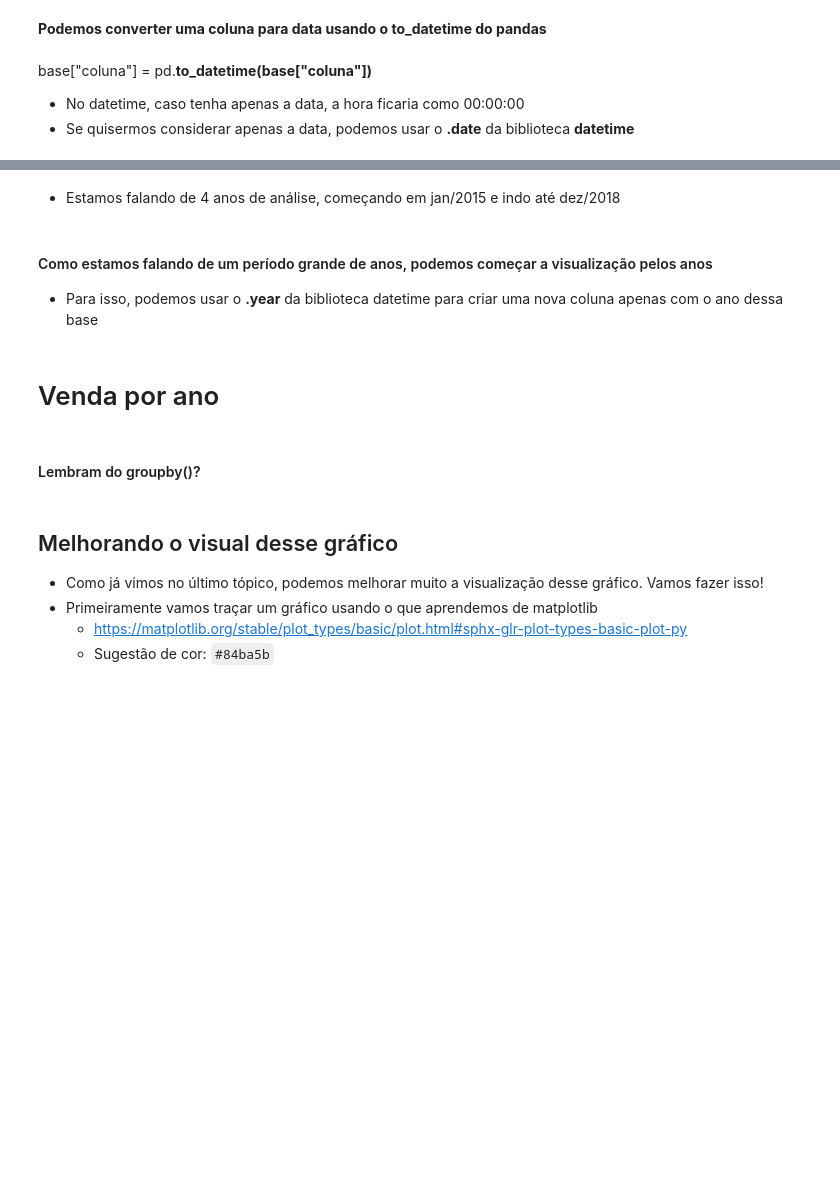
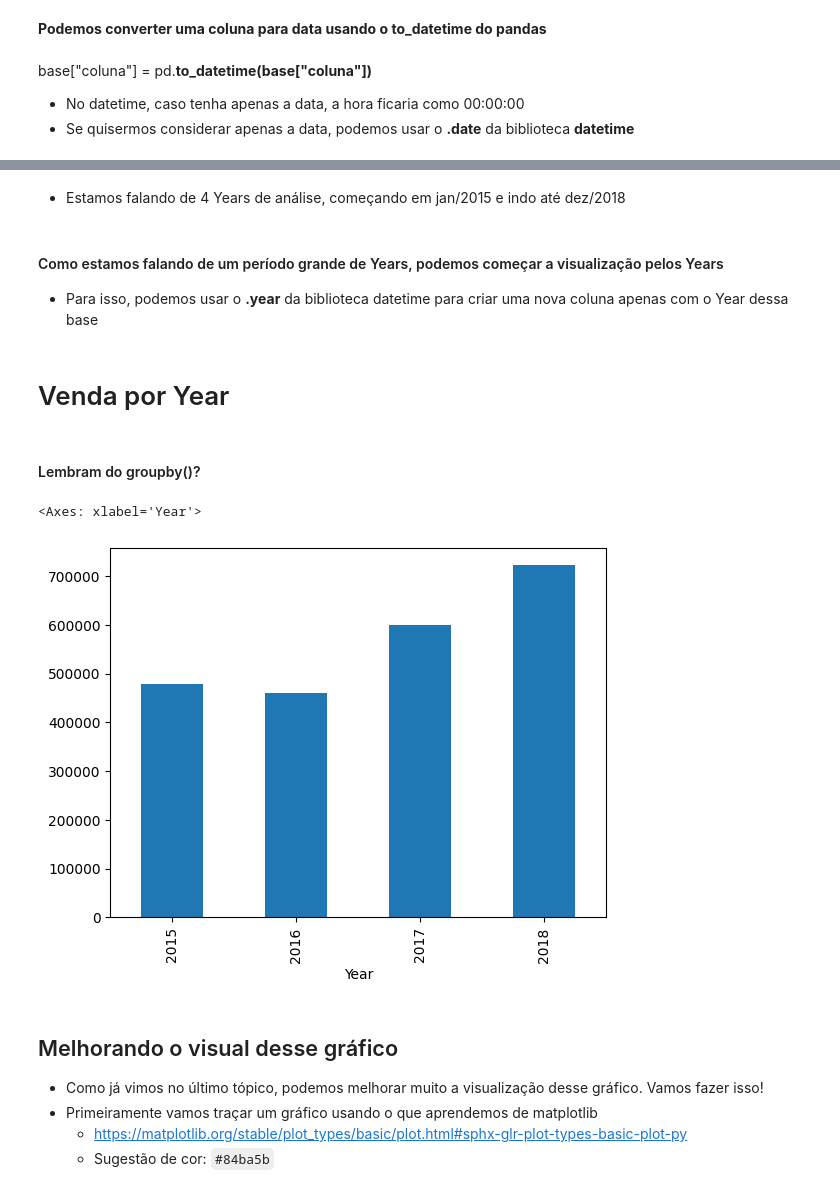
Before and after one commit to weder96/PyCodeData2025, a Jupyter notebook: Module08_A_Nova_Trantor_Construindo_Futuro/02. Criando uma apresentação executiva/Criando uma apresentação executiva - Arquivo Inicial.ipynb, the cells around one changed output, grey strips where cells are left out. Saved outputs shown, nothing was run; the diff lists cells and outputs as text; code cells hidden in the pictures; blank space fills up the shorter version.

```diff
--- a/Module08_A_Nova_Trantor_Construindo_Futuro/02. Criando uma apresentação executiva/Criando uma apresentação executiva - Arquivo Inicial.ipynb
+++ b/Module08_A_Nova_Trantor_Construindo_Futuro/02. Criando uma apresentação executiva/Criando uma apresentação executiva - Arquivo Inicial.ipynb
@@ -18,0 +49,3 @@
+# %%
+df.columns = df.columns.str.replace(' ', '')
+df.columns
@@ -33,2 +103,5 @@
+# %%
+# Atualizando essa informação
+df.loc[(df.City == 'Burlington') & (df.State == 'Vermont') & (df['PostalCode'].isnull()),"PostalCode"] = 5401
 # %%
 # Verificando se ainda existe algum valor nulo
@@ -58,2 +154,6 @@ import datetime as dt
+# %%
+# Convertendo as colunas de data para datetime
+df["OrderDate"] = pd.to_datetime(df["OrderDate"].astype(str), format='%d/%m/%Y')
+df["ShipDate"] = pd.to_datetime(df["ShipDate"].astype(str), format='%d/%m/%Y')
 # %%
 # Para entender a data, podemos ver de qual período estamos falando
@@ -62,16 +168,21 @@ import datetime as dt
 # %% [markdown]
-- Estamos falando de 4 anos de análise, começando em jan/2015 e indo até dez/2018
+- Estamos falando de 4 Years de análise, começando em jan/2015 e indo até dez/2018
 # %% [markdown]
-#### Como estamos falando de um período grande de anos, podemos começar a visualização pelos anos
-- Para isso, podemos usar o **.year** da biblioteca datetime para criar uma nova coluna apenas com o ano dessa base
+#### Como estamos falando de um período grande de Years, podemos começar a visualização pelos Years
+- Para isso, podemos usar o **.year** da biblioteca datetime para criar uma nova coluna apenas com o Year dessa base
 # %% [markdown]
-# Venda por ano
+# Venda por Year
 # %%
-# Criando uma coluna com o ano
+# Criando uma coluna com o Year
+df['Year'] = df['OrderDate'].dt.year
 # %% [markdown]
 #### Lembram do groupby()?
 # %%
 # Usando essa coluna no group by e criando um plot de barras
+df.groupby("Year")["Sales"].sum().plot.bar()
+# %% [output]
+<Axes: xlabel='Year'>
+[figure, added]
 # %% [markdown]
 ## Melhorando o visual desse gráfico
 - Como já vimos no último tópico, podemos melhorar muito a visualização desse gráfico. Vamos fazer isso!
```
Also changed, not shown: parts of 72 cells of this notebook, 11 other files.
